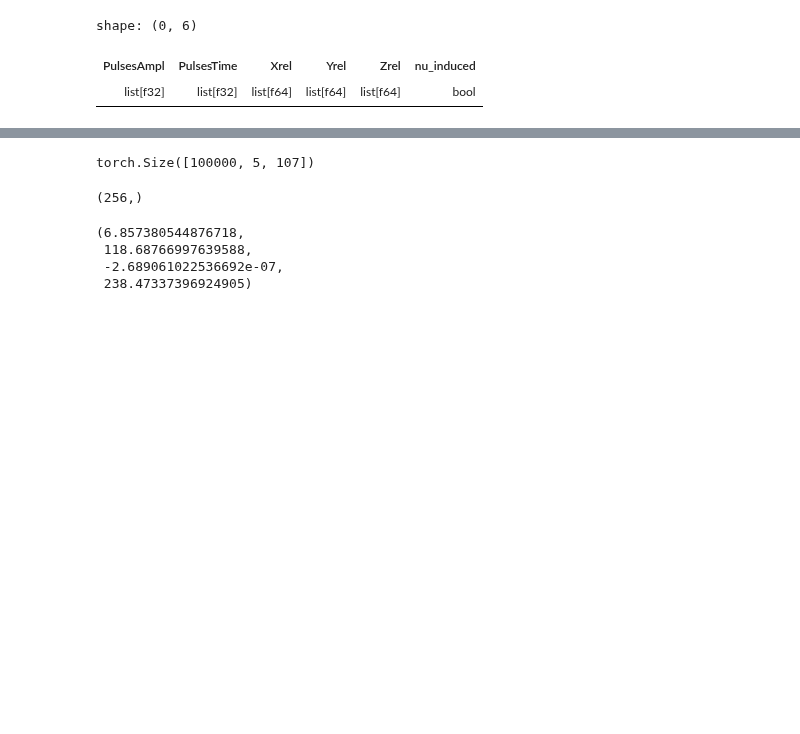
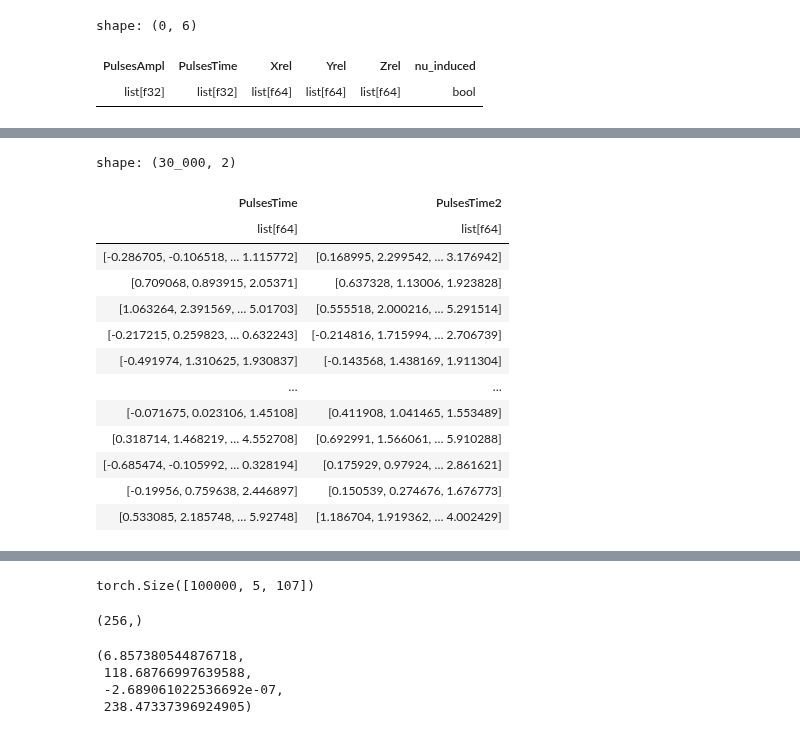
Before and after one commit to ml-inr/Baikal-ML, a Jupyter notebook: ipynb_tests/test_generator.ipynb, the cells around one changed output, grey strips where cells are left out. Saved outputs shown, nothing was run; the diff lists cells and outputs as text; code cells hidden in the pictures; blank space fills up the shorter version.

```diff
--- a/ipynb_tests/test_generator.ipynb
+++ b/ipynb_tests/test_generator.ipynb
@@ -118,0 +140,35 @@ shape: (256, 5)
+# %%
+df = pl.DataFrame({"PulsesTime": [[0.,0.1,0.2,0.3], [0.1,1.,2.], [1.,2.,3.,4.,5.]]*10_000,
+                   "PulsesTime2": [[0.,1.,2.,3.], [0.1,1.,2.], [1.,2.,3.,4.,5.]]*10_000
+                   })
+aug_expr = [pl.col(name).map_elements(lambda x: list(np.array(x)+np.random.normal(0, 0.5, len(x))), return_dtype=pl.List(pl.Float64)).alias(name) for name in df.columns]
+df = df.with_columns(aug_expr)
+
+# time_reord_expr =
+# df = df.with_columns(time_reord_expr)
+# df
+time_idxs_expr = pl.col("PulsesTime").map_elements(
+                                                    lambda x: np.argsort(x), return_dtype=pl.List(pl.Int32)
+                                                    )
+re_order_expr = [
+                    pl.col(name).list.gather(
+                                            time_idxs_expr
+                                            )
+                    for name in df.columns
+                ]
+df.with_columns(re_order_expr)
+# %% [output]
+shape: (30_000, 2)
+| PulsesTime | PulsesTime2 |
+| list[f64] | list[f64] |
+| [-0.286705, -0.106518, … 1.115772] | [0.168995, 2.299542, … 3.176942] |
+| [0.709068, 0.893915, 2.05371] | [0.637328, 1.13006, 1.923828] |
+| [1.063264, 2.391569, … 5.01703] | [0.555518, 2.000216, … 5.291514] |
+| [-0.217215, 0.259823, … 0.632243] | [-0.214816, 1.715994, … 2.706739] |
+| [-0.491974, 1.310625, 1.930837] | [-0.143568, 1.438169, 1.911304] |
+| … | … |
+| [-0.071675, 0.023106, 1.45108] | [0.411908, 1.041465, 1.553489] |
+| [0.318714, 1.468219, … 4.552708] | [0.692991, 1.566061, … 5.910288] |
+| [-0.685474, -0.105992, … 0.328194] | [0.175929, 0.97924, … 2.861621] |
+| [-0.19956, 0.759638, 2.446897] | [0.150539, 0.274676, 1.676773] |
+| [0.533085, 2.185748, … 5.92748] | [1.186704, 1.919362, … 4.002429] |
```
Also changed, not shown: parts of 6 cells of this notebook, 3 other files.
